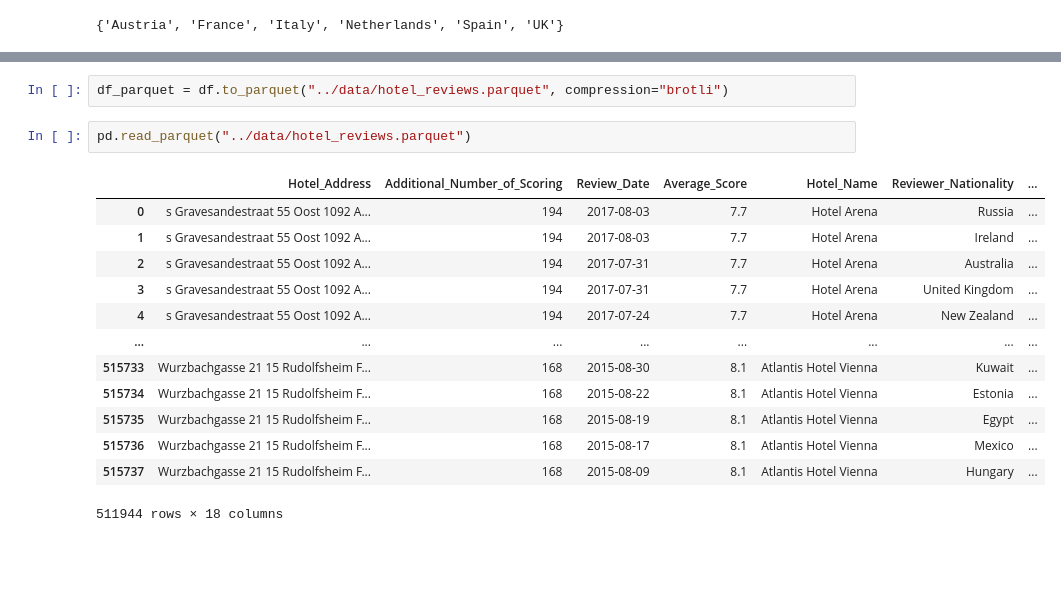
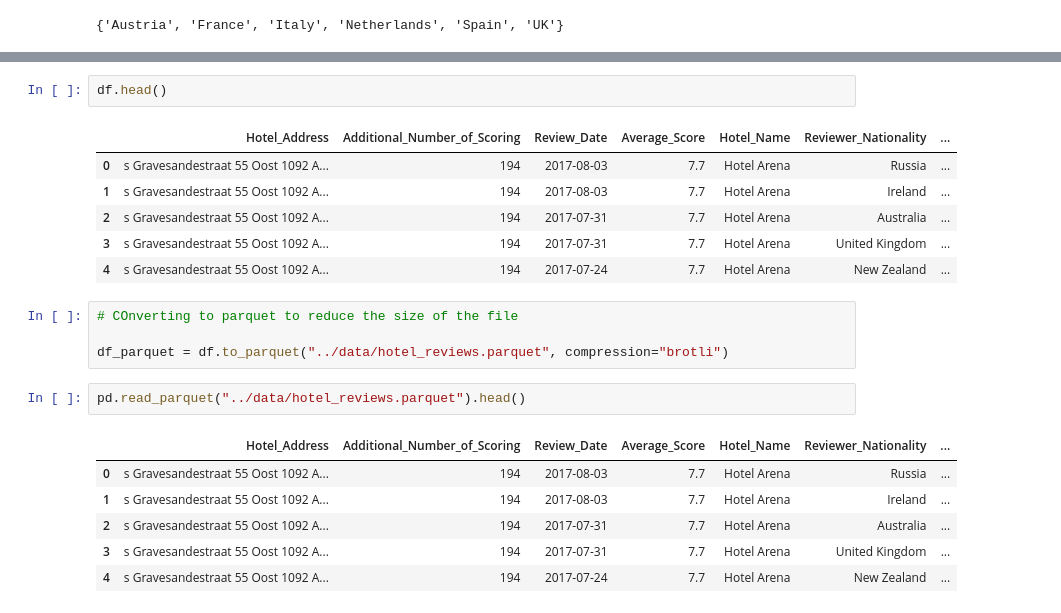
Before and after one commit to benitomartin/de-hotel-reviews, a Jupyter notebook: notebooks/EDA.ipynb, the cells around one changed output, grey strips where cells are left out. Cells and saved outputs as stored; diff of their text form; blank space fills up the shorter version.

```diff
--- a/notebooks/EDA.ipynb
+++ b/notebooks/EDA.ipynb
@@ -237,18 +134,22 @@ df_hotels_clean[df_hotels_clean.Hotel_Country == "France"].sort_values(by="Avera
+# %%
+df.head()
+# %% [output]
+|  | Hotel_Address | Additional_Number_of_Scoring | Review_Date | Average_Score | Hotel_Name | Reviewer_Nationality | ... |
+| 0 | s Gravesandestraat 55 Oost 1092 A... | 194 | 2017-08-03 | 7.7 | Hotel Arena | Russia | ... |
+| 1 | s Gravesandestraat 55 Oost 1092 A... | 194 | 2017-08-03 | 7.7 | Hotel Arena | Ireland | ... |
+| 2 | s Gravesandestraat 55 Oost 1092 A... | 194 | 2017-07-31 | 7.7 | Hotel Arena | Australia | ... |
+| 3 | s Gravesandestraat 55 Oost 1092 A... | 194 | 2017-07-31 | 7.7 | Hotel Arena | United Kingdom | ... |
+| 4 | s Gravesandestraat 55 Oost 1092 A... | 194 | 2017-07-24 | 7.7 | Hotel Arena | New Zealand | ... |
 # %%
+# COnverting to parquet to reduce the size of the file
+
 df_parquet = df.to_parquet("../data/hotel_reviews.parquet", compression="brotli")
 # %%
-pd.read_parquet("../data/hotel_reviews.parquet")
+pd.read_parquet("../data/hotel_reviews.parquet").head()
 # %% [output]
 |  | Hotel_Address | Additional_Number_of_Scoring | Review_Date | Average_Score | Hotel_Name | Reviewer_Nationality | ... |
 | 0 | s Gravesandestraat 55 Oost 1092 A... | 194 | 2017-08-03 | 7.7 | Hotel Arena | Russia | ... |
 | 1 | s Gravesandestraat 55 Oost 1092 A... | 194 | 2017-08-03 | 7.7 | Hotel Arena | Ireland | ... |
 | 2 | s Gravesandestraat 55 Oost 1092 A... | 194 | 2017-07-31 | 7.7 | Hotel Arena | Australia | ... |
 | 3 | s Gravesandestraat 55 Oost 1092 A... | 194 | 2017-07-31 | 7.7 | Hotel Arena | United Kingdom | ... |
 | 4 | s Gravesandestraat 55 Oost 1092 A... | 194 | 2017-07-24 | 7.7 | Hotel Arena | New Zealand | ... |
-| ... | ... | ... | ... | ... | ... | ... | ... |
-| 515733 | Wurzbachgasse 21 15 Rudolfsheim F... | 168 | 2015-08-30 | 8.1 | Atlantis Hotel Vienna | Kuwait | ... |
-| 515734 | Wurzbachgasse 21 15 Rudolfsheim F... | 168 | 2015-08-22 | 8.1 | Atlantis Hotel Vienna | Estonia | ... |
-| 515735 | Wurzbachgasse 21 15 Rudolfsheim F... | 168 | 2015-08-19 | 8.1 | Atlantis Hotel Vienna | Egypt | ... |
-| 515736 | Wurzbachgasse 21 15 Rudolfsheim F... | 168 | 2015-08-17 | 8.1 | Atlantis Hotel Vienna | Mexico | ... |
-| 515737 | Wurzbachgasse 21 15 Rudolfsheim F... | 168 | 2015-08-09 | 8.1 | Atlantis Hotel Vienna | Hungary | ... |
-511944 rows × 18 columns
```
Also changed, not shown: parts of 18 cells of this notebook.
